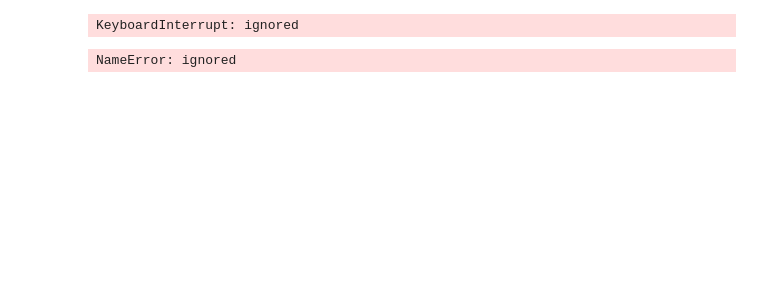
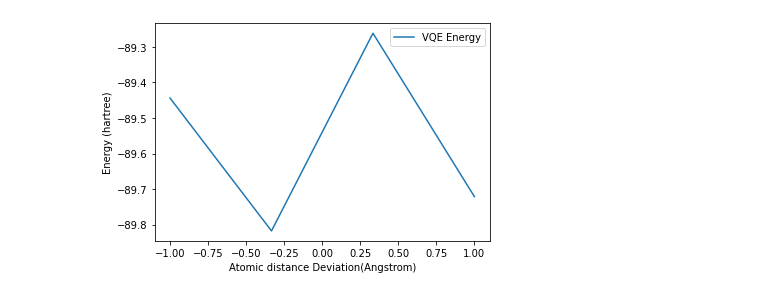
Before and after one commit to Agurk2/covidprotease, a Jupyter notebook: Protease.ipynb, the cells around one changed output. Cells and saved outputs as stored; diff of their text form; code cells hidden in the pictures; blank space fills up the shorter version.

```diff
--- a/Protease.ipynb
+++ b/Protease.ipynb
@@ -105,15 +151,0 @@ authentication = get_authentication()
-# %%
-hardware_trail = TwoLocal(num_qubits=5, rotation_blocks = ['rz', 'rz', 'ry', 'ry'], entanglement_blocks = 'cx',
-                                   entanglement='full', reps=3, skip_unentangled_qubits=True, skip_final_rotation_layer=True)
-
-# Solve using VQE
-noise_free_quantum_environment = QuantumInstance(backend)
-vqe = VQE(ansatz=hardware_trail, quantum_instance=noise_free_quantum_environment)
-
-ground_state = GroundStateEigensolver(fermions_to_q, vqe)
-#ground_state = ground_state.solve(fermonic_hamiltonian)
-
-energy_surface = BOPESSampler(gss=ground_state, bootstrap=False)
-energy_surface_result = energy_surface.sample(fermonic_hamiltonian, np.linspace(-1, 1, 3))
-# %% [output]
-KeyboardInterrupt: ignored
@@ -120,16 +257,23 @@ KeyboardInterrupt: ignored
+# %%
+energy_surface_result = construct_hamiltonian_solve_ground_state(toy_glutamine,
+    num_electrons=2,
+    num_molecular_orbitals=2,
+    chemistry_inspired=False,
+    hardware_inspired_trial=True,
+    vqe=True,
+    perturbation_steps=np.linspace(-1, 1, 4))
 # %%
 def plot_energy_landscape(energy_surface_result):
     if len(energy_surface_result.points) > 1:
-      plt.plot(energy_surface_result.points, energy_surface_result.energies,
-      label="VQE Energy")
-      plt.xlabel('Atomic distance Deviation(Angstrom)')
-      plt.ylabel('Energy (hartree)')
-      plt.legend()
-      plt.show()
+        plt.plot(energy_surface_result.points, energy_surface_result.energies, label="VQE Energy")
+        plt.xlabel('Atomic distance Deviation(Angstrom)')
+        plt.ylabel('Energy (hartree)')
+        plt.legend()
+        plt.show()
     else:
         print("Total Energy is: ", energy_surface_result.energies[0], "hartree")
         print("(No need to plot, only one configuration calculated.)")
+
+plot_energy_landscape(energy_surface_result)
+# %% [output]
+[figure, added]
-# %%
-plot_energy_landscape(energy_surface_result)
-# %% [output]
-NameError: ignored
```
Also changed, not shown: parts of 14 cells of this notebook.
